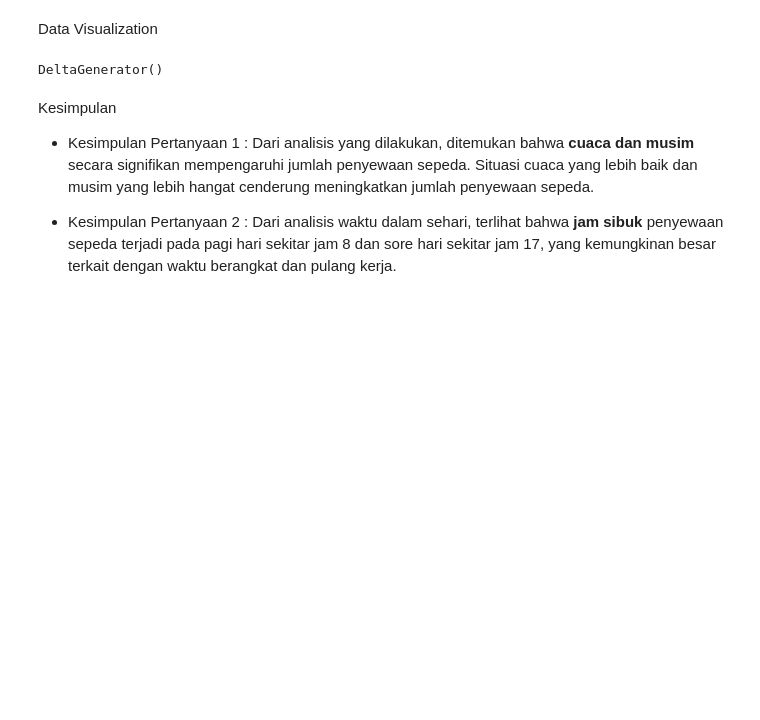
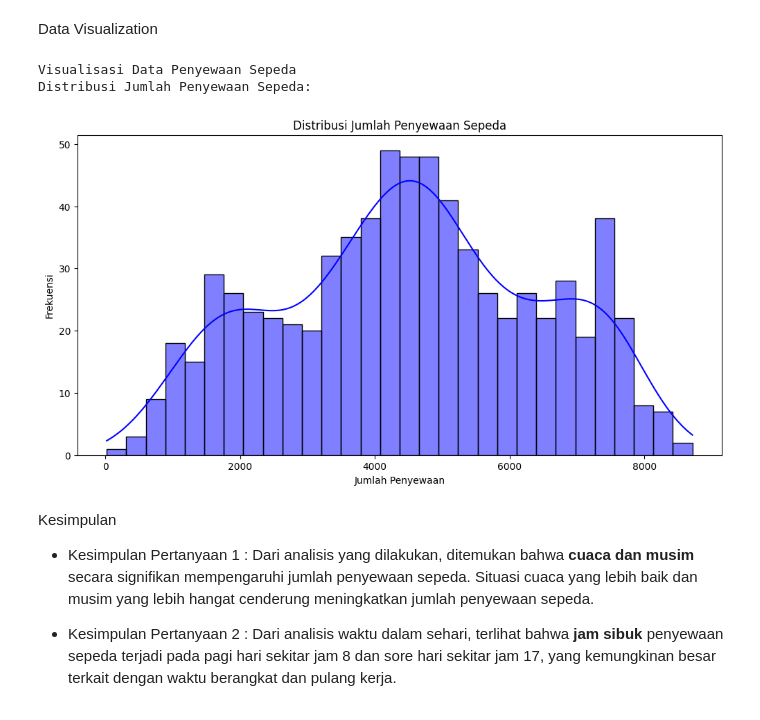
Before and after one commit to septiapriliawulandari/Analisis-Bike-Sharing-Dataset, a Jupyter notebook: notebook.ipynb, the cells around one changed output. Cells and saved outputs as stored; diff of their text form; code cells hidden in the pictures; blank space fills up the shorter version.

```diff
--- a/notebook.ipynb
+++ b/notebook.ipynb
@@ -94,16 +112,18 @@ DeltaGenerator()
 # %% [markdown]
 Data Visualization
 # %%
-st.header('Visualisasi Data Penyewaan Sepeda')
-st.write('Distribusi Jumlah Penyewaan Sepeda:')
+print('\nVisualisasi Data Penyewaan Sepeda')
+print('Distribusi Jumlah Penyewaan Sepeda:')
 plt.figure(figsize=(12, 6))
 sns.histplot(day_data['cnt'], bins=30, kde=True, color='blue')
 plt.title('Distribusi Jumlah Penyewaan Sepeda')
 plt.xlabel('Jumlah Penyewaan')
 plt.ylabel('Frekuensi')
-st.pyplot(plt)
+plt.show()
 # %% [output]
-DeltaGenerator()
+Visualisasi Data Penyewaan Sepeda
+Distribusi Jumlah Penyewaan Sepeda:
+[figure, added]
 # %% [markdown]
 Kesimpulan
 
```
Also changed, not shown: parts of 7 cells of this notebook, 5 other files.
